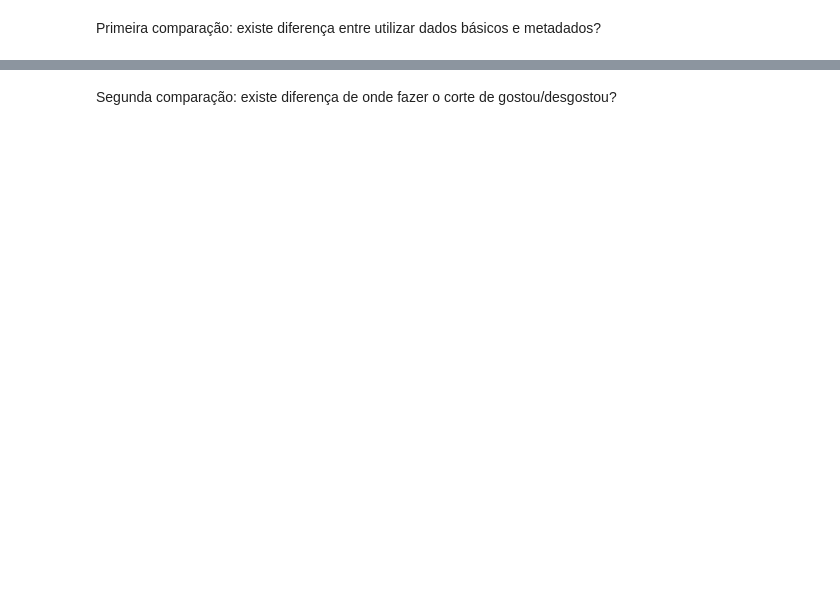
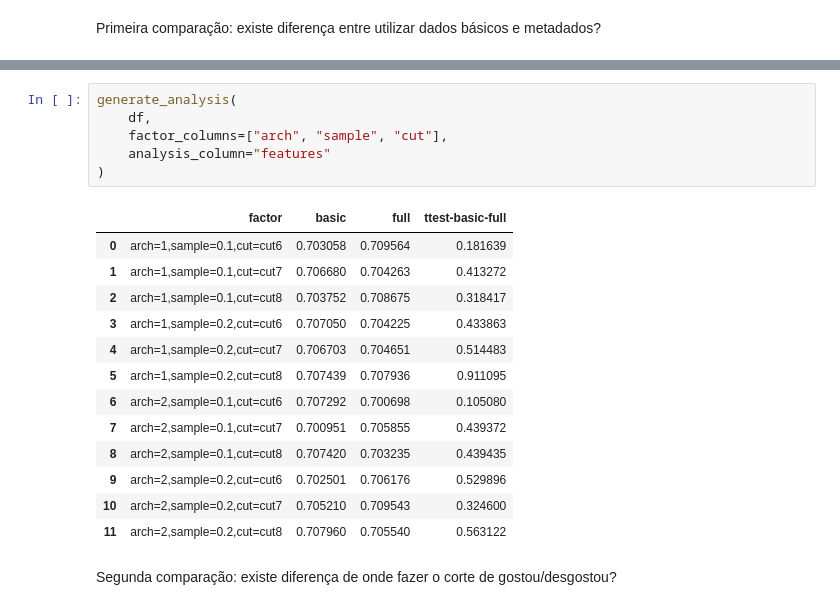
Before and after one commit to BrunoSantosPK/annproject, a Jupyter notebook: notebooks/experiments.ipynb, the cells around one changed output, grey strips where cells are left out. Drawn from its saved outputs; the diff is of its cells as text; blank space fills up the shorter version.

```diff
--- a/notebooks/experiments.ipynb
+++ b/notebooks/experiments.ipynb
@@ -730,2 +727,22 @@ metrics
+# %%
+generate_analysis(
+    df,
+    factor_columns=["arch", "sample", "cut"],
+    analysis_column="features"
+)
+# %% [output]
+|  | factor | basic | full | ttest-basic-full |
+| 0 | arch=1,sample=0.1,cut=cut6 | 0.703058 | 0.709564 | 0.181639 |
+| 1 | arch=1,sample=0.1,cut=cut7 | 0.706680 | 0.704263 | 0.413272 |
+| 2 | arch=1,sample=0.1,cut=cut8 | 0.703752 | 0.708675 | 0.318417 |
+| 3 | arch=1,sample=0.2,cut=cut6 | 0.707050 | 0.704225 | 0.433863 |
+| 4 | arch=1,sample=0.2,cut=cut7 | 0.706703 | 0.704651 | 0.514483 |
+| 5 | arch=1,sample=0.2,cut=cut8 | 0.707439 | 0.707936 | 0.911095 |
+| 6 | arch=2,sample=0.1,cut=cut6 | 0.707292 | 0.700698 | 0.105080 |
+| 7 | arch=2,sample=0.1,cut=cut7 | 0.700951 | 0.705855 | 0.439372 |
+| 8 | arch=2,sample=0.1,cut=cut8 | 0.707420 | 0.703235 | 0.439435 |
+| 9 | arch=2,sample=0.2,cut=cut6 | 0.702501 | 0.706176 | 0.529896 |
+| 10 | arch=2,sample=0.2,cut=cut7 | 0.705210 | 0.709543 | 0.324600 |
+| 11 | arch=2,sample=0.2,cut=cut8 | 0.707960 | 0.705540 | 0.563122 |
 # %% [markdown]
 Segunda comparação: existe diferença de onde fazer o corte de gostou/desgostou?
```
Also changed, not shown: parts of 13 cells of this notebook.
